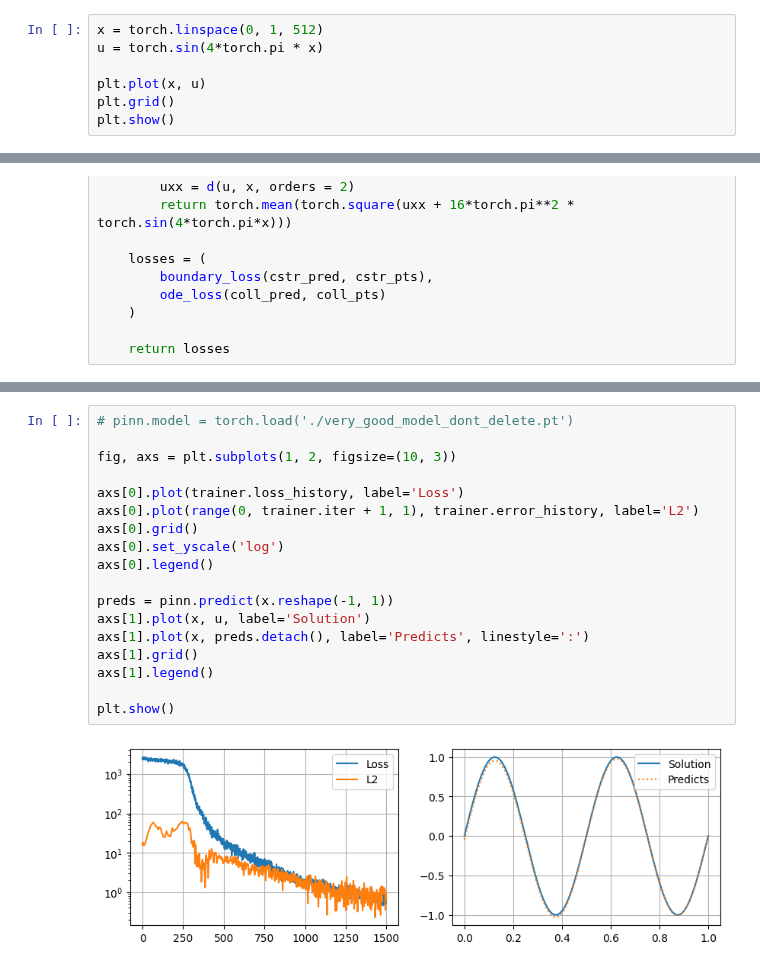
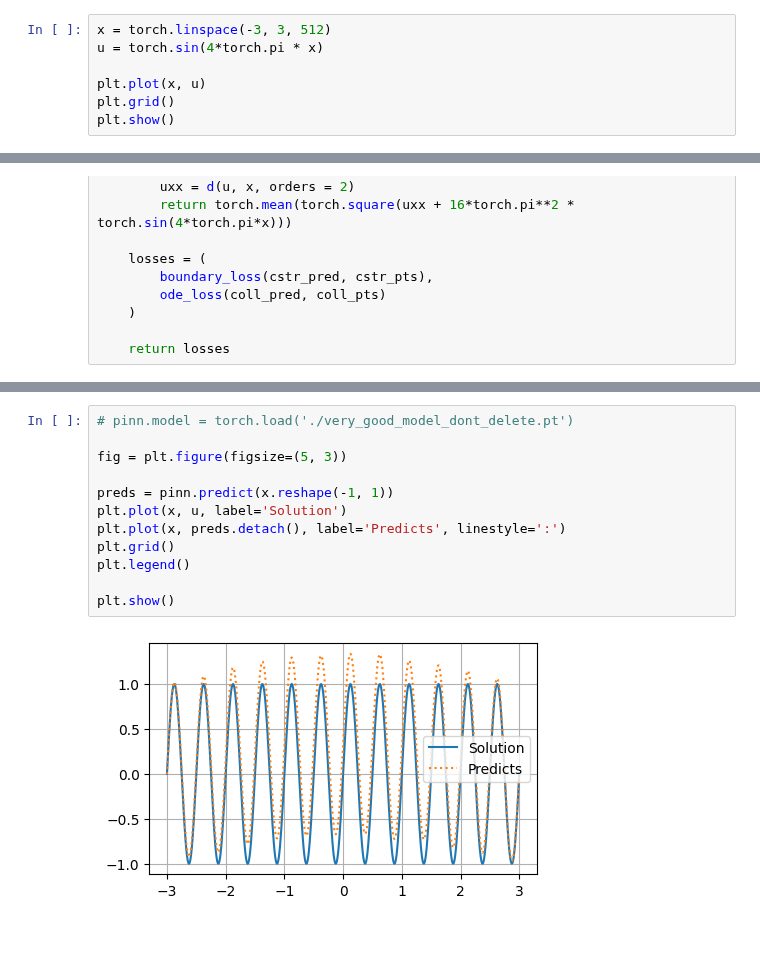
Before and after one commit to DaniilLaptev/pinns, a Jupyter notebook: experiments/information propagation/poisson.ipynb, the cells around one changed output, grey strips where cells are left out. Drawn from its saved outputs; the diff is of its cells as text; blank space fills up the shorter version.

```diff
--- a/experiments/information propagation/poisson.ipynb
+++ b/experiments/information propagation/poisson.ipynb
@@ -19,7 +19,7 @@ import torch.nn as nn
 import numpy as np
 import matplotlib.pyplot as plt
 # %%
-x = torch.linspace(0, 1, 512)
+x = torch.linspace(-3, 3, 512)
 u = torch.sin(4*torch.pi * x)
 
 plt.plot(x, u)
@@ -114,20 +174,14 @@ Model has {'total': 193, 'trainable': 193} trainable parameters.
 # %%
 # pinn.model = torch.load('./very_good_model_dont_delete.pt')
 
-fig, axs = plt.subplots(1, 2, figsize=(10, 3))
-
-axs[0].plot(trainer.loss_history, label='Loss')
-axs[0].plot(range(0, trainer.iter + 1, 1), trainer.error_history, label='L2')
-axs[0].grid()
-axs[0].set_yscale('log')
-axs[0].legend()
+fig = plt.figure(figsize=(5, 3))
 
 preds = pinn.predict(x.reshape(-1, 1))
-axs[1].plot(x, u, label='Solution')
-axs[1].plot(x, preds.detach(), label='Predicts', linestyle=':')
-axs[1].grid()
-axs[1].legend()
+plt.plot(x, u, label='Solution')
+plt.plot(x, preds.detach(), label='Predicts', linestyle=':')
+plt.grid()
+plt.legend()
 
 plt.show()
 # %% [output]
-[figure, old version]
+[figure, new version]
```
Also changed, not shown: parts of 9 cells of this notebook, 3 other files.
